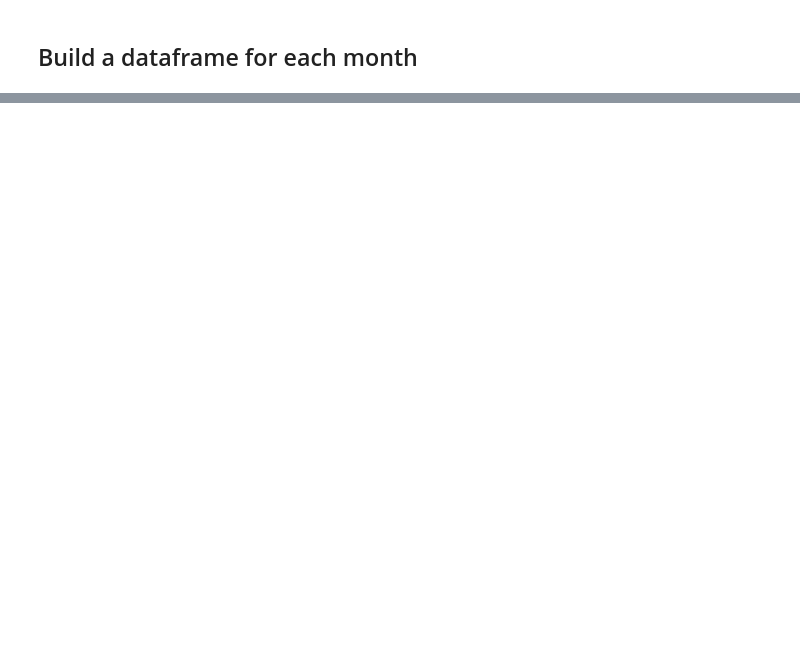
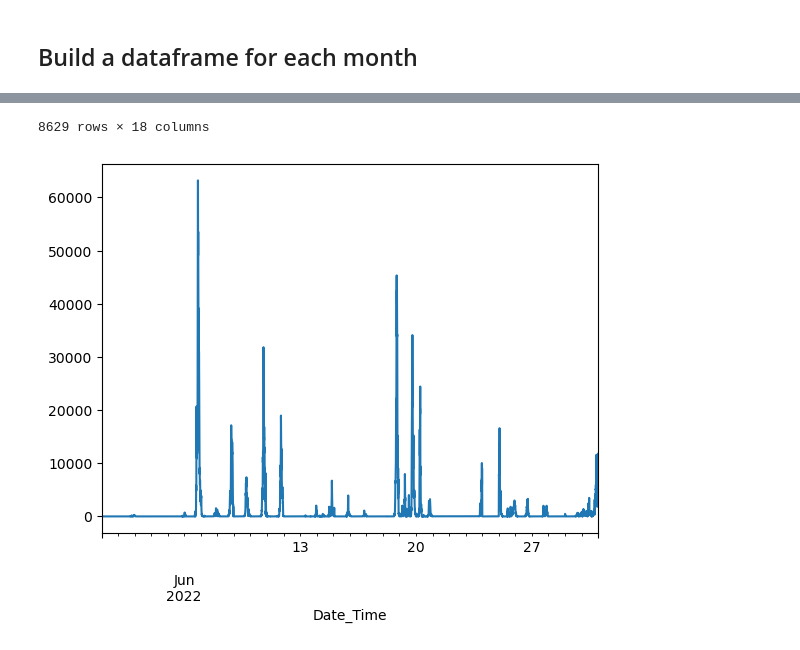
Before and after one commit to bmccl87/merlin_data_analysis, a Jupyter notebook: merlin_cc_data.ipynb, the cells around one changed output, grey strips where cells are left out. Drawn from its saved outputs; the diff is of its cells as text; code cells hidden in the pictures; blank space fills up the shorter version.

```diff
--- a/merlin_cc_data.ipynb
+++ b/merlin_cc_data.ipynb
@@ -141,0 +171,6 @@ merlin_cc
+# %%
+resampled_jun22_cc = temp1.resample('5T').count()
+resampled_jun22_cc['Ltg_Source_Count'] = resampled_jun22_cc['Lat']
+resampled_jun22_cc['Ltg_Source_Count'].plot()
+resampled_jun22_cc
+# %% [output]
@@ -141,0 +190,2 @@ merlin_cc
+8629 rows × 18 columns
+[figure, added]
```
Also changed, not shown: parts of 9 cells of this notebook.
